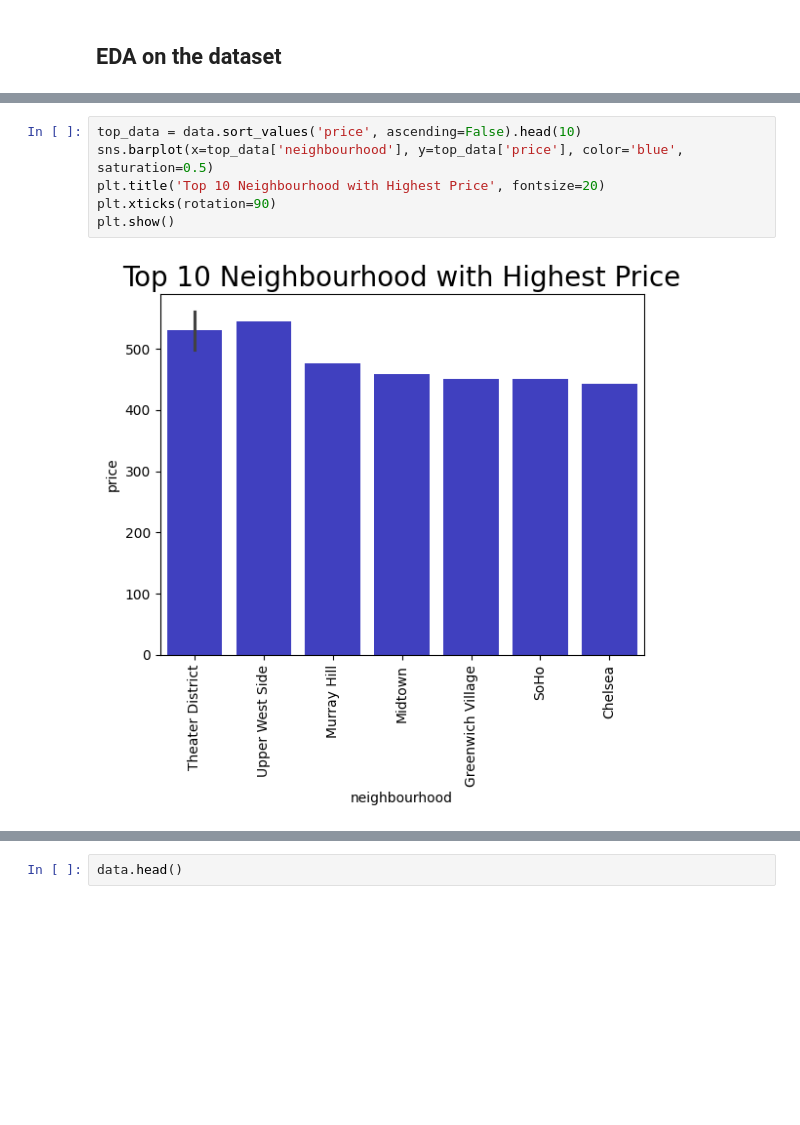
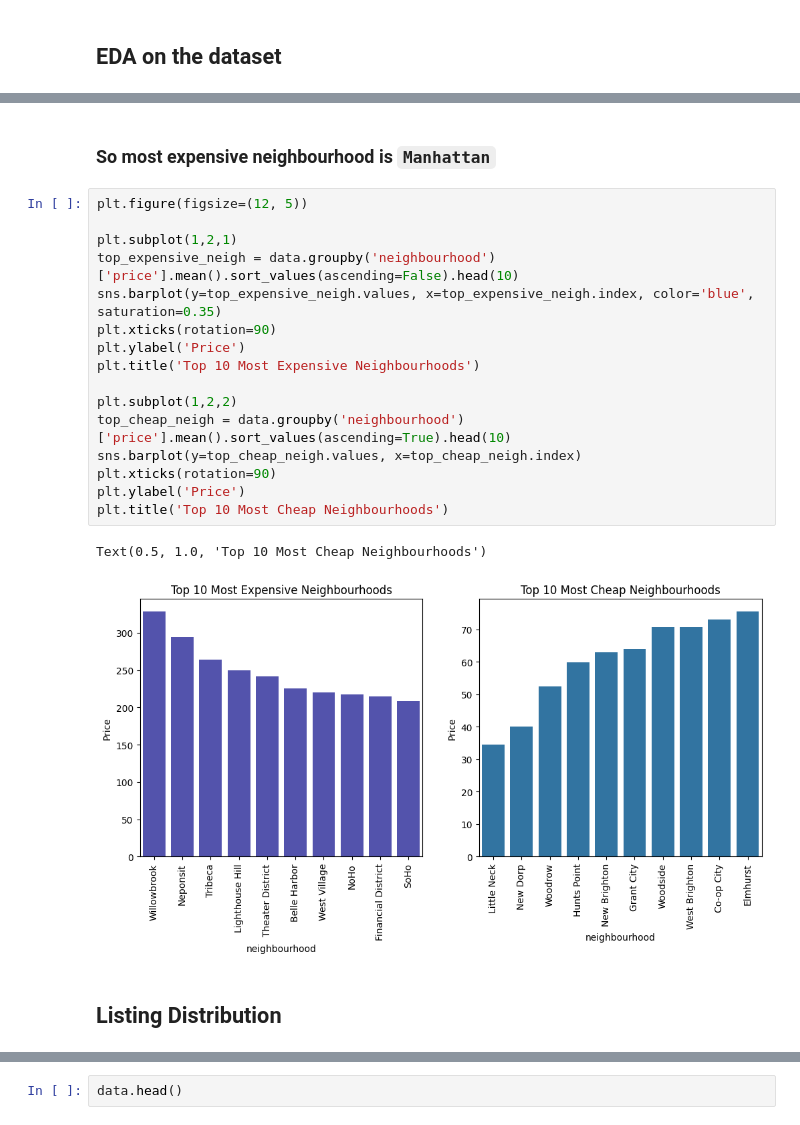
Before and after one commit to Ankit6174/Airbnb-Price-Analysis, a Jupyter notebook: notebooks/exploratory_analysis.ipynb, the cells around one changed output, grey strips where cells are left out. Cells and saved outputs as stored; diff of their text form; blank space fills up the shorter version.

```diff
--- a/notebooks/exploratory_analysis.ipynb
+++ b/notebooks/exploratory_analysis.ipynb
@@ -102,8 +112,23 @@ Text(0.5, 1.0, 'Neighbourhood Group Distribution with Room Type')
-# %%
-top_data = data.sort_values('price', ascending=False).head(10)
-sns.barplot(x=top_data['neighbourhood'], y=top_data['price'], color='blue', saturation=0.5)
-plt.title('Top 10 Neighbourhood with Highest Price', fontsize=20)
-plt.xticks(rotation=90)
-plt.show()
-# %% [output]
-[figure, removed]
+# %% [markdown]
+### So most expensive neighbourhood is `Manhattan`
+# %%
+plt.figure(figsize=(12, 5))
+
+plt.subplot(1,2,1)
+top_expensive_neigh = data.groupby('neighbourhood')['price'].mean().sort_values(ascending=False).head(10)
+sns.barplot(y=top_expensive_neigh.values, x=top_expensive_neigh.index, color='blue', saturation=0.35)
+plt.xticks(rotation=90)
+plt.ylabel('Price')
+plt.title('Top 10 Most Expensive Neighbourhoods')
+
+plt.subplot(1,2,2)
+top_cheap_neigh = data.groupby('neighbourhood')['price'].mean().sort_values(ascending=True).head(10)
+sns.barplot(y=top_cheap_neigh.values, x=top_cheap_neigh.index)
+plt.xticks(rotation=90)
+plt.ylabel('Price')
+plt.title('Top 10 Most Cheap Neighbourhoods')
+# %% [output]
+Text(0.5, 1.0, 'Top 10 Most Cheap Neighbourhoods')
+[figure, added]
+# %% [markdown]
+## Listing Distribution
```
Also changed, not shown: parts of 16 cells of this notebook, 5 other files.
